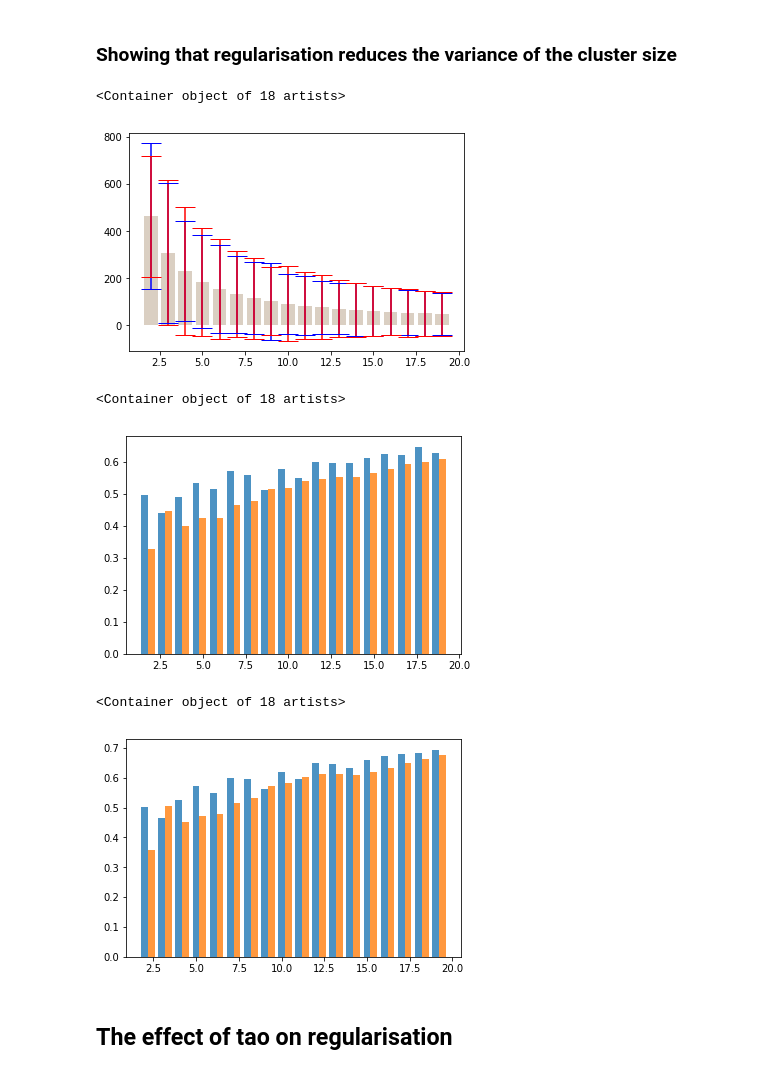
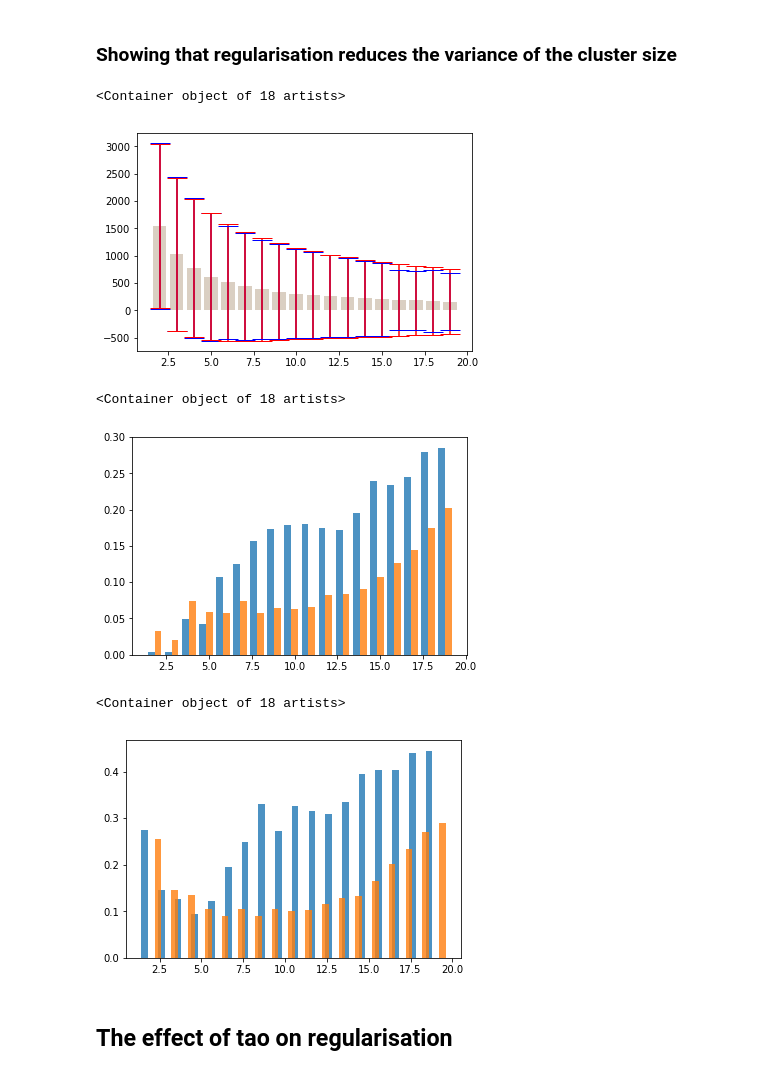
Before and after one commit to crisbodnar/regularised-spectral-clustering, a Jupyter notebook: spectral_clustering.ipynb, the cells around one changed output. Drawn from its saved outputs; the diff is of its cells as text; code cells hidden in the pictures.

```diff
--- a/spectral_clustering.ipynb
+++ b/spectral_clustering.ipynb
@@ -204,7 +204,7 @@ nx.draw_networkx(rgraph, ax=ax, with_labels=False, nodelist=rgraph.nodes(), node
 ### Showing that regularisation reduces the variance of the cluster size
 # %%
 # train, test = read_graph("./dataset/twitter")
-train, test = read_graph("./dataset/email-Eu-core.txt")
+train, test = read_graph("./dataset/ca-GrQc.txt")
 S = nx.to_numpy_matrix(train)
 
 # Tao is initialised with the average degree of the graph
@@ -252,7 +252,7 @@ ax.bar(np.arange(2, clusters), mean, yerr=size_std_van, alpha=0.2, align='center
 ax.bar(np.arange(2, clusters), mean, yerr=size_std_reg, alpha=0.2, align='center', ecolor='red', capsize=10)
 # %% [output]
 <Container object of 18 artists>
-[figure, old version]
+[figure, new version]
 # %%
 fig, ax = plt.subplots()
 w=0.4
@@ -260,15 +260,15 @@ ax.bar(np.arange(2, clusters)-w, cond_van, width=w, alpha=0.8, align='center', e
 ax.bar(np.arange(2, clusters), cond_reg, width=w, alpha=0.8, align='center', ecolor='red', capsize=10)
 # %% [output]
 <Container object of 18 artists>
-[figure, old version]
+[figure, new version]
 # %%
 fig, ax = plt.subplots()
 w=0.4
-ax.bar(np.arange(2, clusters), cond_tvan, width=w, alpha=0.8, align='center', ecolor='blue', capsize=10)
+ax.bar(np.arange(2, clusters)-w, cond_tvan, width=w, alpha=0.8, align='center', ecolor='blue', capsize=10)
 ax.bar(np.arange(2, clusters)+w, cond_treg, width=w, alpha=0.8, align='center', ecolor='red', capsize=10)
 # %% [output]
 <Container object of 18 artists>
-[figure, old version]
+[figure, new version]
 # %% [markdown]
 ## The effect of tao on regularisation
 # %% [markdown]
```
Also changed, not shown: parts of 8 cells of this notebook.
